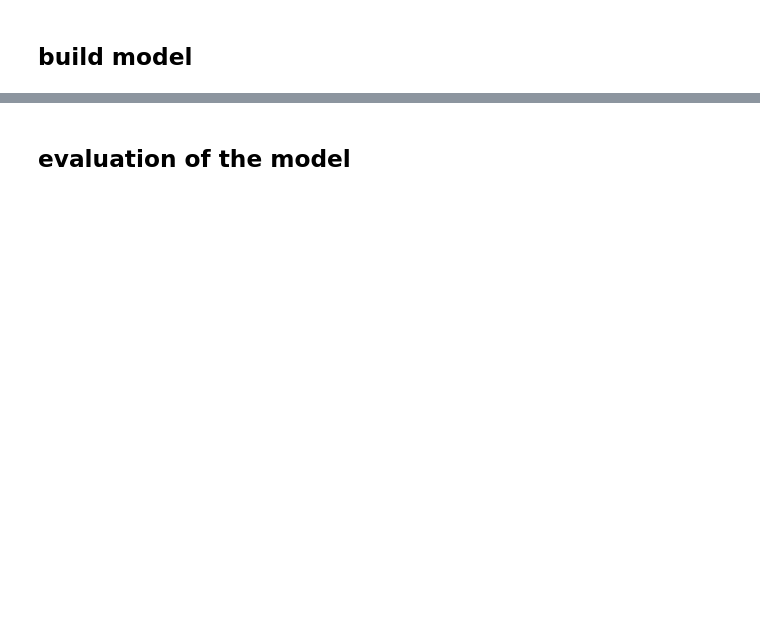
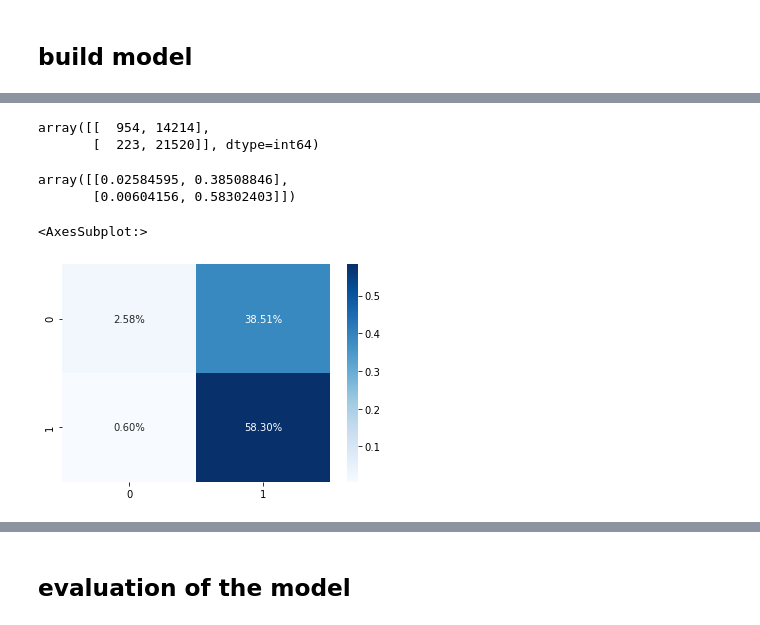
Before and after one commit to nicolerichter1989/kickstarter, a Jupyter notebook: kickstarter_project.ipynb, the cells around one changed output, grey strips where cells are left out. Cells and saved outputs as stored; diff of their text form; code cells hidden in the pictures; blank space fills up the shorter version.

```diff
--- a/kickstarter_project.ipynb
+++ b/kickstarter_project.ipynb
@@ -631,0 +753,5 @@ Name: state, dtype: int64
+# %%
+X_train, X_test, y_train, y_test = train_test_split(X, y, test_size=0.2, random_state=42)
+# %%
+classification = LogisticRegression(random_state=42, max_iter=1000)
+classification.fit(X_train, y_train)
@@ -631,0 +765,4 @@ Name: state, dtype: int64
+# %%
+# to get predictions
+predictions = classification.predict(X_test)
+predictions
@@ -631,0 +799,16 @@ Name: state, dtype: int64
+# %%
+confusion_matrix(y_test, predictions)
+# %% [output]
+array([[  954, 14214],
+       [  223, 21520]], dtype=int64)
+# %%
+cf_matrix = confusion_matrix(y_test, predictions, normalize='all')
+cf_matrix
+# %% [output]
+array([[0.02584595, 0.38508846],
+       [0.00604156, 0.58302403]])
+# %%
+sns.heatmap(cf_matrix, annot=True, fmt='.2%', cmap='Blues')
+# %% [output]
+<AxesSubplot:>
+[figure, added]
```
Also changed, not shown: parts of 41 cells of this notebook, 2 other files.
